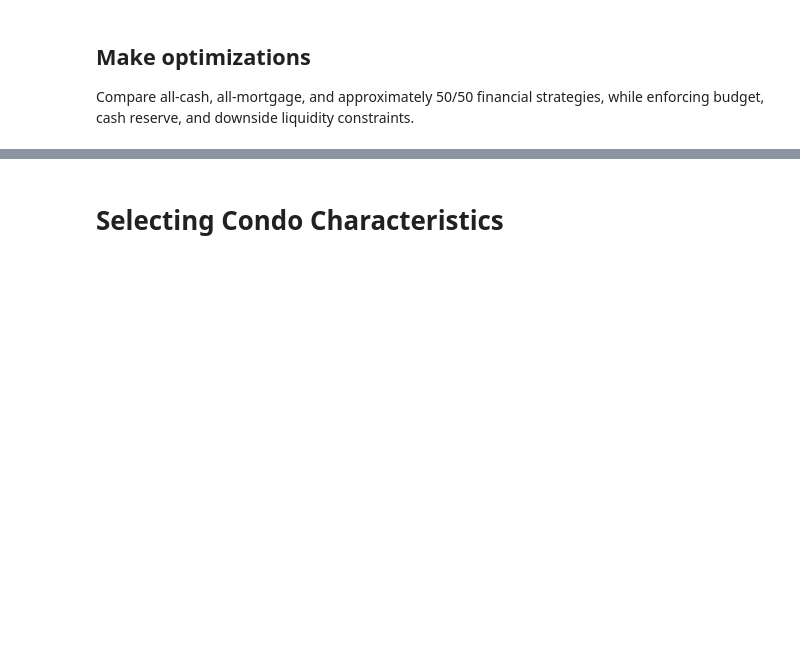
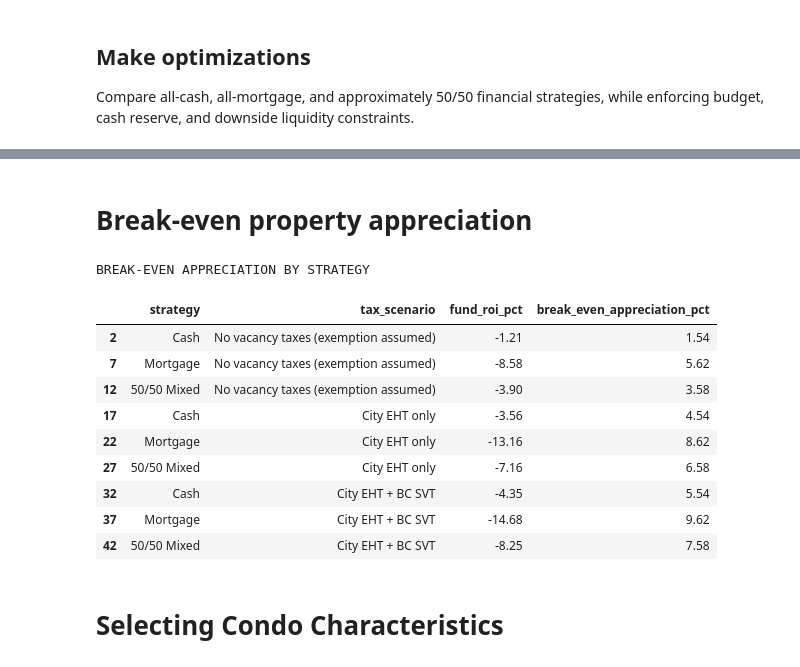
Before and after one commit to eMongoose/DSSS-DataJam-2026, a Jupyter notebook: models/model2/investment_roi.ipynb, the cells around one changed output, grey strips where cells are left out. Saved outputs shown, nothing was run; the diff lists cells and outputs as text; code cells hidden in the pictures; blank space fills up the shorter version.

```diff
--- a/models/model2/investment_roi.ipynb
+++ b/models/model2/investment_roi.ipynb
@@ -1919,3 +2102,44 @@ Arbutus Ridge              Entire Houses  Mortgage         2 3110000.0  18138.0
+# %% [markdown]
+# Break-even property appreciation
+# %%
+
+break_even = baseline_results.copy()
+
+break_even["break_even_appreciation_pct"] = (
+    -break_even["2027_wealth_change"]
+    / break_even["purchase_value"]
+    * 100
+)
+
+print("BREAK-EVEN APPRECIATION BY STRATEGY")
+
+display(
+    break_even[
+        [
+            "strategy",
+            "tax_scenario",
+            "fund_roi_pct",
+            "break_even_appreciation_pct"
+        ]
+    ].round(2)
+)
+
+break_even.to_csv(
+    "output/break_even_appreciation.csv",
+    index=False
+)
+# %% [output]
+BREAK-EVEN APPRECIATION BY STRATEGY
+|  | strategy | tax_scenario | fund_roi_pct | break_even_appreciation_pct |
+| 2 | Cash | No vacancy taxes (exemption assumed) | -1.21 | 1.54 |
+| 7 | Mortgage | No vacancy taxes (exemption assumed) | -8.58 | 5.62 |
+| 12 | 50/50 Mixed | No vacancy taxes (exemption assumed) | -3.90 | 3.58 |
+| 17 | Cash | City EHT only | -3.56 | 4.54 |
+| 22 | Mortgage | City EHT only | -13.16 | 8.62 |
+| 27 | 50/50 Mixed | City EHT only | -7.16 | 6.58 |
+| 32 | Cash | City EHT + BC SVT | -4.35 | 5.54 |
+| 37 | Mortgage | City EHT + BC SVT | -14.68 | 9.62 |
+| 42 | 50/50 Mixed | City EHT + BC SVT | -8.25 | 7.58 |
 # %% [markdown]
 # Selecting Condo Characteristics
 # %%
```
Also changed, not shown: parts of 11 cells of this notebook, 8 other files.
